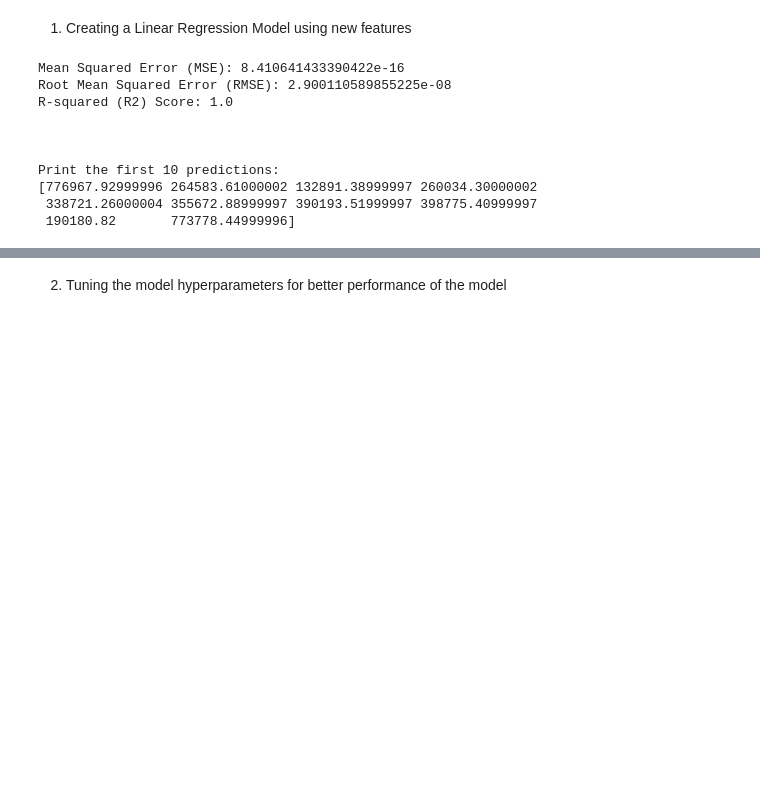
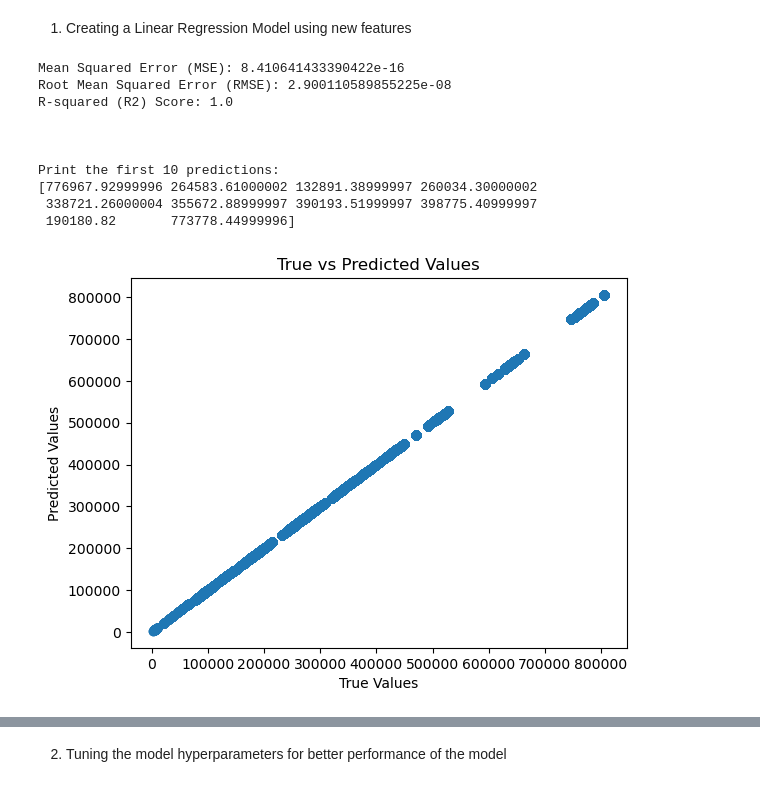
Before and after one commit to hemangsharma/36106_UTS_Assignment3, a Jupyter notebook: main.ipynb, the cells around one changed output, grey strips where cells are left out. Drawn from its saved outputs; the diff is of its cells as text; code cells hidden in the pictures; blank space fills up the shorter version.

```diff
--- a/main.ipynb
+++ b/main.ipynb
@@ -311,10 +362,6 @@ merged_data
 # %% [markdown]
 1. Creating a Linear Regression Model using new features
 # %%
-from sklearn.model_selection import train_test_split
-from sklearn.linear_model import LinearRegression
-from sklearn.metrics import mean_squared_error
-
 X = merged_data[['transaction_frequency', 'total_transaction_amount', 'average_transaction_amount']]
 y = merged_data['CLV']
 
@@ -327,30 +374,38 @@ reg_model = LinearRegression()
 
 # Train the model on the training data
 reg_model.fit(X_train, y_train)
 
 # Make predictions on the testing data
 y_pred = reg_model.predict(X_test)
 
 # Evaluate the model
 mse = mean_squared_error(y_test, y_pred)
 rmse = np.sqrt(mse)
 r2_score = reg_model.score(X_test, y_test)
 
 print("Mean Squared Error (MSE):", mse)
 print("Root Mean Squared Error (RMSE):", rmse)
 print("R-squared (R2) Score:", r2_score, end="\n\n\n\n")
 
 # Print the first 10 predictions
 print("Print the first 10 predictions:")
 print(y_pred[:10])
+
+# Create a scatter plot of true vs predicted values
+plt.scatter(y_test, y_pred)
+plt.xlabel('True Values')
+plt.ylabel('Predicted Values')
+plt.title('True vs Predicted Values')
+plt.show()
 # %% [output]
 Mean Squared Error (MSE): 8.410641433390422e-16
 Root Mean Squared Error (RMSE): 2.900110589855225e-08
 R-squared (R2) Score: 1.0
 
 
 
 Print the first 10 predictions:
 [776967.92999996 264583.61000002 132891.38999997 260034.30000002
  338721.26000004 355672.88999997 390193.51999997 398775.40999997
  190180.82       773778.44999996]
+[figure, added]
```
Also changed, not shown: parts of 28 cells of this notebook, 1 other file.
